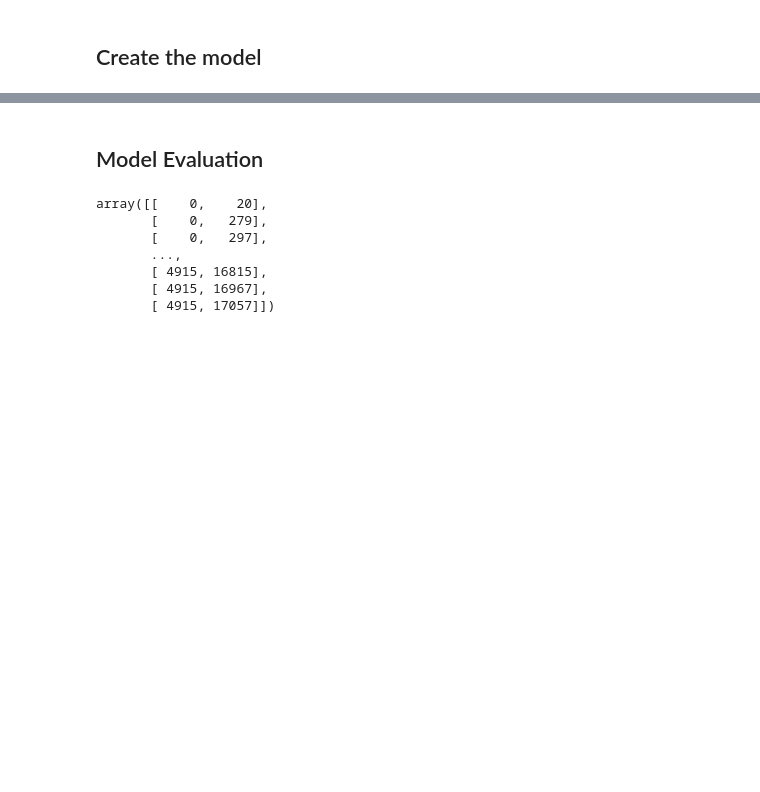
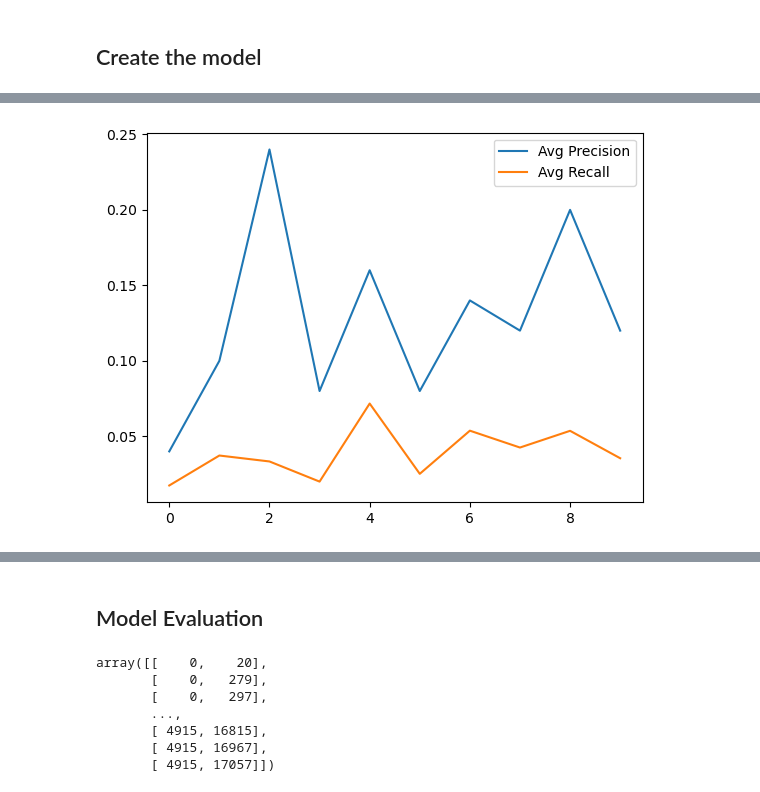
Before and after one commit to Rick0701/Videogames_Reccommendation, a Jupyter notebook: 11.Collaborative_Filtering_Deep_Learning.ipynb, the cells around one changed output, grey strips where cells are left out. Cells and saved outputs as stored; diff of their text form; code cells hidden in the pictures; blank space fills up the shorter version.

```diff
--- a/11.Collaborative_Filtering_Deep_Learning.ipynb
+++ b/11.Collaborative_Filtering_Deep_Learning.ipynb
@@ -204,12 +142,35 @@ model.compile(
+# %%
+epochs=10
+n_users2val = 5
+K = 10
+num_users, num_games = train.shape
+# %%
+avg_precision_train = []
+hgr_test = []
 # %%
-# https://www.tensorflow.org/api_docs/python/tf/keras/Model#fit
-history = model.fit(
+for epoch in np.arange(epochs):
+    history = model.fit(
     x=x_train, # user_idx and app_idx
     y=y_train, # recommendations, always 1
     #batch_size=64, # Number of samples per gradient update aka Minibatch Gradient Descent
-    epochs=10, # Number of epochs to train the model. An epoch is an iteration over the entire x and y data provided
+    epochs=1, # Number of epochs to train the model. An epoch is an iteration over the entire x and y data provided
     verbose=1, # progress line
     validation_data=(x_test, y_test) # Data on which to evaluate the loss and any model metrics at the end of each epoch
+    )
+    print("########################################## Epoch:", epoch, "###########################################")
+    print("######## Training Data #####")
 
-)
+    prec, rec = eval_k_avg(n_users2val, K, num_users, num_games, x_train, y_train)
+    print("Number of users:", n_users2val)
+    print("K:",K)
+    print("Average Precision", '{0:.4%}'.format(prec))
+    print("Average Recall", '{0:.4%}'.format(rec))
+    avg_precision_train.append((prec, rec))
+    print("######## Training Data #####")
+
+    hit_r = eval_hit_ratio(n_users2val, K, num_games, x_test)
+    hgr_test.append(hit_r)
+    print("Number of users:", n_users2val)
+    print("K:",K)
+    print("Hit Ratio:", '{0:.4%}'.format(hit_r))
 # %% [output]
@@ -235,0 +207,10 @@ Epoch 10/10
+# %%
+avg_prec_train = [x[0] for x in avg_precision_train]
+avg_recal_train = [x[1] for x in avg_precision_train]
+# %%
+plt.plot(avg_prec_train, label='Avg Precision')
+plt.plot(avg_recal_train, label='Avg Recall')
+plt.legend()
+plt.show()
+# %% [output]
+[figure, added]
```
Also changed, not shown: parts of 20 cells of this notebook, 2 other files.
